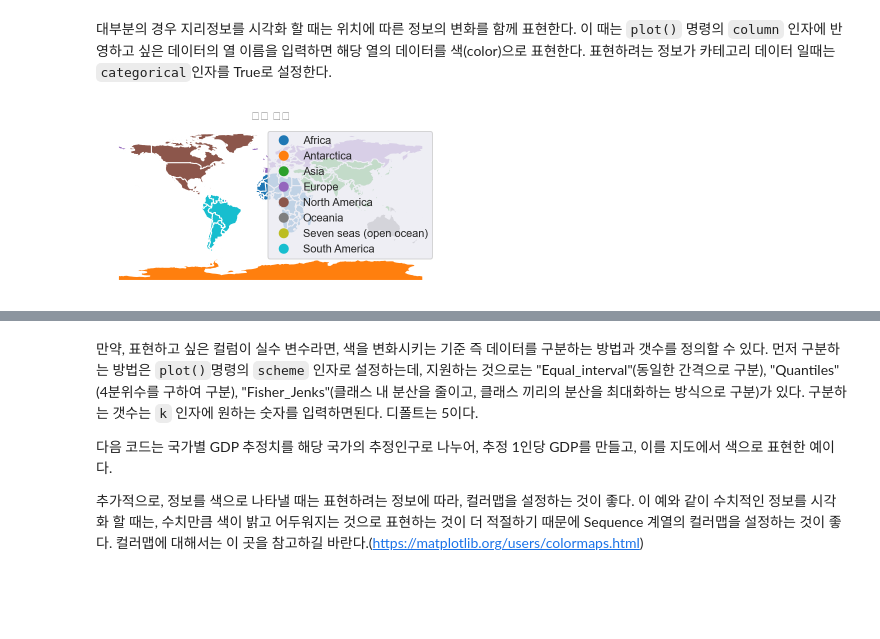
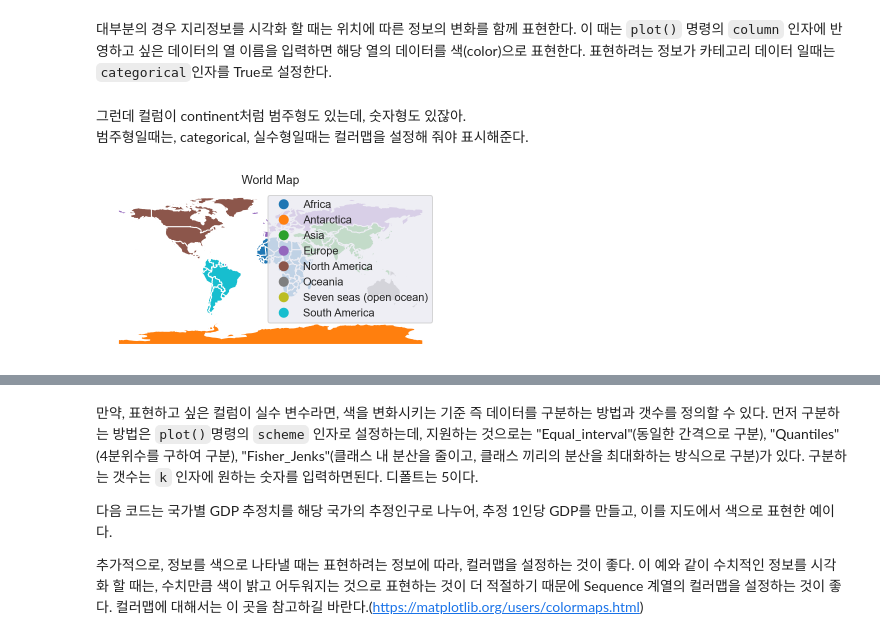
Before and after one commit to saanghyuk/0B-python, a Jupyter notebook: data_analysis/4_05_Geo_Pre_Processing.ipynb, the cells around one changed output, grey strips where cells are left out. Cells and saved outputs as stored; diff of their text form; code cells hidden in the pictures; blank space fills up the shorter version.

```diff
--- a/data_analysis/4_05_Geo_Pre_Processing.ipynb
+++ b/data_analysis/4_05_Geo_Pre_Processing.ipynb
@@ -61,10 +65,15 @@ GeoSeries와 GeoDataFrame 객체의 `plot()`명령을 사용하면, GeoPandas
 이 때, Geometry 데이터는 지리정보를 표현하는 다각형, 선, 점을 의미하는데, GeoPandas는 내부적으로 다각형, 선, 점을 **Shapely** 패키지를 사용하여 처리한다. 각 Polygon, LineString, Point 로 정의되어 있다. GeoPandas가 제공하는 데이터에는 Geometry 데이터가 이미 포함되어 있지만, 우리가 가진 데이터를 활용해 생성할 수도 있다. 이 부분은 다음 부분에서 학습 하겠다.
 # %% [markdown]
 대부분의 경우 지리정보를 시각화 할 때는 위치에 따른 정보의 변화를 함께 표현한다. 이 때는 `plot()` 명령의 `column` 인자에 반영하고 싶은 데이터의 열 이름을 입력하면 해당 열의 데이터를 색(color)으로 표현한다. 표현하려는 정보가 카테고리 데이터 일때는 `categorical`인자를 True로 설정한다.
+# %% [markdown]
+그런데 컬럼이 continent처럼 범주형도 있는데, 숫자형도 있잖아. <br>
+범주형일때는, categorical, 실수형일때는 컬러맵을 설정해 줘야 표시해준다.
 # %%
 ax = countries.plot(column="continent", legend=True, categorical=True)
-ax.set_title("세계 지도")
+ax.set_title("World Map")
 ax.set_axis_off()
 plt.show()
+
+# 내가 표시하고자 하는 컬럼이 색상으로 나타나게 된다.
 # %% [output]
-[figure, old version]
+[figure, new version]
```
Also changed, not shown: parts of 35 cells of this notebook, 3 other files.
